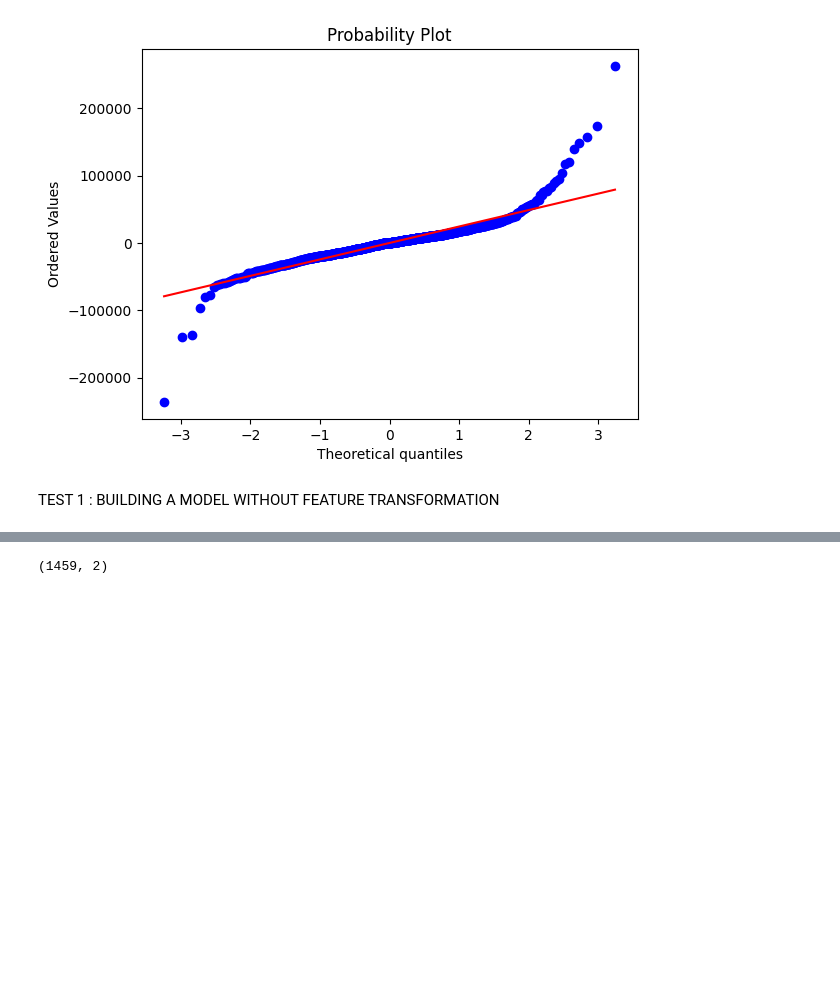
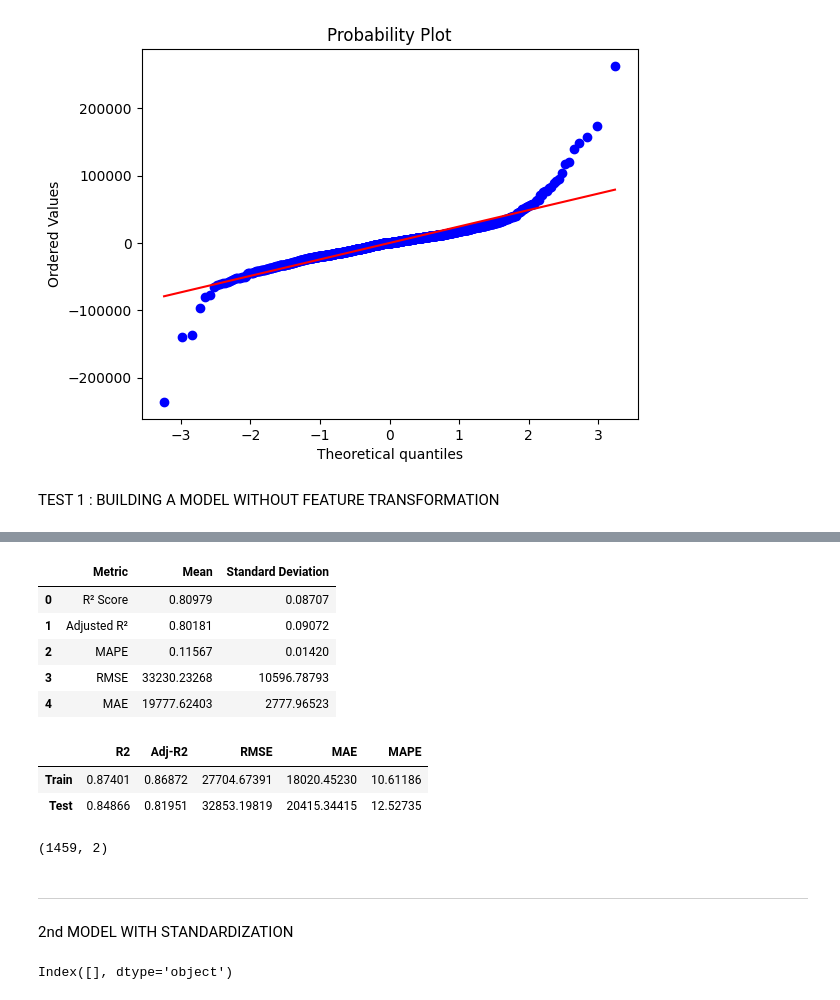
Before and after one commit to Alfredo2212/Kaggle-Data_Science, a Jupyter notebook: house-prices-advanced-regression-techniques.ipynb, the cells around one changed output, grey strips where cells are left out. Saved outputs shown, nothing was run; the diff lists cells and outputs as text; code cells hidden in the pictures; blank space fills up the shorter version.

```diff
--- a/house-prices-advanced-regression-techniques.ipynb
+++ b/house-prices-advanced-regression-techniques.ipynb
@@ -762,0 +700,3 @@ Standard Deviation R^2 Score : 0.08706995967825945
+# %%
+# filter the p-value and VIF
+ols_pvcheck , x_pvcheck = ols_pvfilter(x_train, y_train, verbose=True)
@@ -763 +721,52 @@ Standard Deviation R^2 Score : 0.08706995967825945
+# %%
+# cross validation function
+def cv_performance_regression(x, y, cv_folds=10, random_state=1):
+    model = LinearRegression()
+
+    # Define K-Fold cross-validation
+    kf = KFold(n_splits=cv_folds, shuffle=True, random_state=random_state)
+
+    # Define scoring functions
+    mape = make_scorer(mean_absolute_percentage_error, greater_is_better=False)  # Negative MAPE
+    rmse = make_scorer(mean_squared_error, greater_is_better=False, squared=True)  # Negative RMSE
+    mae = make_scorer(mean_absolute_error, greater_is_better=False)  # Negative MAE
+
+    # Perform cross-validation for R², MAPE, RMSE, MAE
+    r2 = cross_val_score(model, x, y, cv=kf, scoring='r2')
+    mape = np.abs(cross_val_score(model, x, y, cv=kf, scoring=mape))
+    rmse = np.sqrt(np.abs(cross_val_score(model, x, y, cv=kf, scoring=rmse)))
+    mae = np.abs(cross_val_score(model, x, y, cv=kf, scoring=mae))
+
+    # Compute Adjusted R²
+    n, p = x.shape  # n = samples, p = features
+    adjr2 = 1 - ((1 - np.array(r2)) * (n - 1) / (n - p - 1))
+
+    # Create DataFrame for better visualization
+    cv_results = pd.DataFrame({
+        "Metric": ["R² Score", "Adjusted R²", "MAPE", "RMSE", "MAE"],
+        "Mean": [np.mean(r2), np.mean(adjr2), np.mean(mape), np.mean(rmse), np.mean(mae)],
+        "Standard Deviation": [np.std(r2), np.std(adjr2), np.std(mape), np.std(rmse), np.std(mae)]
+    })
+    cv_results[["Mean", "Standard Deviation"]] = cv_results[["Mean", "Standard Deviation"]].round(5)
+    pd.options.display.float_format = "{:.5f}".format  # Force Pandas to respect formatting
+
+    return cv_results
+# %%
+cv_performance_regression(x_pvcheck, y_train, cv_folds=10, random_state=1)
+# Cross validation after OLS Summary & PVIF Filtering
+# %% [output]
+|  | Metric | Mean | Standard Deviation |
+| 0 | R² Score | 0.80979 | 0.08707 |
+| 1 | Adjusted R² | 0.80181 | 0.09072 |
+| 2 | MAPE | 0.11567 | 0.01420 |
+| 3 | RMSE | 33230.23268 | 10596.78793 |
+| 4 | MAE | 19777.62403 | 2777.96523 |
+# %%
+# train test evaluation
+tt_performance_regression(x_pvcheck, y_train, x_test, y_test)
+# Train Test after OLS summary & PVIF filtering
+# %% [output]
+|  | R2 | Adj-R2 | RMSE | MAE | MAPE |
+| Train | 0.87401 | 0.86872 | 27704.67391 | 18020.45230 | 10.61186 |
+| Test | 0.84866 | 0.81951 | 32853.19819 | 20415.34415 | 12.52735 |
 # %%
@@ -778,3 +785,22 @@ submission.to_csv("OLS no Ftransformation.csv", index=False)
 submission.shape
 # %% [output]
 (1459, 2)
+# %% [markdown]
+_______________________________________________________________________________
+2nd MODEL WITH STANDARDIZATION
+# %%
+# Standardize without OHE columns
+non_ohe_col = x_train.loc[:, x_train.nunique() > 1].columns  # Select columns with more than 1 unique value
+
+# Standardize only selected numeric columns
+scaler = StandardScaler()
+x_train_stand = pd.DataFrame(scaler.fit_transform(x_train[non_ohe_col]),
+                              index=x_train.index, columns=non_ohe_col)
+
+x_test_stand = pd.DataFrame(scaler.transform(x_test[non_ohe_col]),
+                             index=x_test.index, columns=non_ohe_col)
+x_test_stand = sm.add_constant(x_test_stand, has_constant='add')
+
+x_train_stand.columns[x_train_stand.isnull().any()]
+# %% [output]
+Index([], dtype='object')
```
Also changed, not shown: parts of 23 cells of this notebook.
